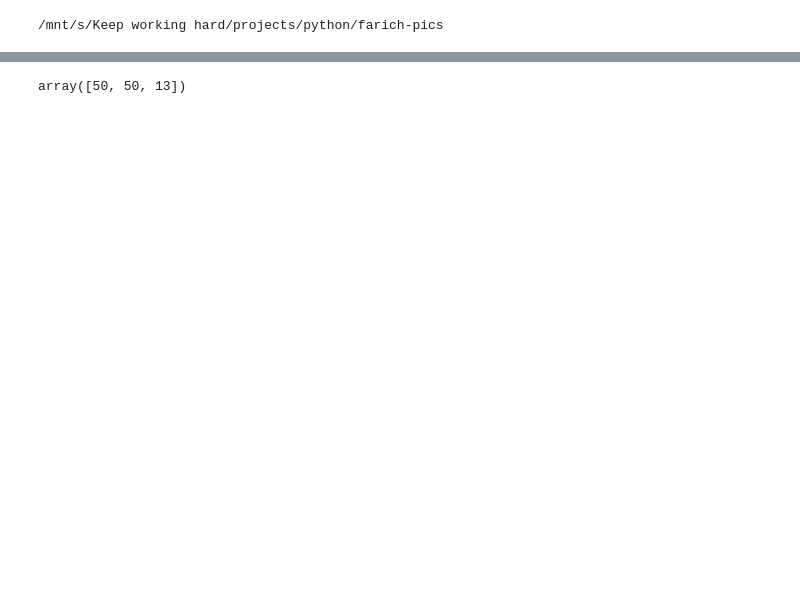
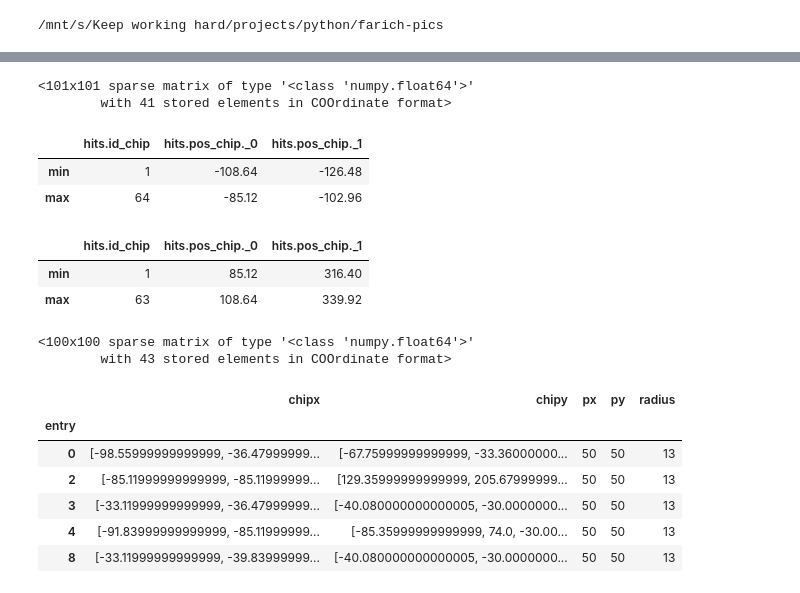
Before and after one commit to 82492749123082/farich-pics, a Jupyter notebook: notebooks/DataPreprocessing example.ipynb, the cells around one changed output, grey strips where cells are left out. Saved outputs shown, nothing was run; the diff lists cells and outputs as text; code cells hidden in the pictures; blank space fills up the shorter version.

```diff
--- a/notebooks/DataPreprocessing example.ipynb
+++ b/notebooks/DataPreprocessing example.ipynb
@@ -8,0 +137,19 @@ dp = DataPreprocessing('data/farichSimRes_pi-kaon-_1000MeV_0-90deg_50.0k_2020-02
+# %%
+a.iloc[0]
+# %% [output]
+<101x101 sparse matrix of type '<class 'numpy.float64'>'
+        with 41 stored elements in COOrdinate format>
+# %%
+raw_df[(raw_df['hits.id_pmt']==1)][['hits.id_chip','hits.pos_chip._0','hits.pos_chip._1']].\
+sort_values(by='hits.id_chip').apply(['min', 'max'])
+# %% [output]
+|  | hits.id_chip | hits.pos_chip._0 | hits.pos_chip._1 |
+| min | 1 | -108.64 | -126.48 |
+| max | 64 | -85.12 | -102.96 |
+# %%
+raw_df[(raw_df['hits.id_pmt']==136)][['hits.id_chip','hits.pos_chip._0','hits.pos_chip._1']].\
+sort_values(by='hits.id_chip').apply(['min', 'max'])
+# %% [output]
+|  | hits.id_chip | hits.pos_chip._0 | hits.pos_chip._1 |
+| min | 1 | 85.12 | 316.40 |
+| max | 63 | 108.64 | 339.92 |
@@ -9,3 +163,18 @@ dp = DataPreprocessing('data/farichSimRes_pi-kaon-_1000MeV_0-90deg_50.0k_2020-02
+# %%
+foo(dp.df.iloc[2])
+# %% [output]
+<100x100 sparse matrix of type '<class 'numpy.float64'>'
+        with 43 stored elements in COOrdinate format>
+# %%
+dp.df.head()
+# %% [output]
+|  | chipx | chipy | px | py | radius |
+| entry |  |  |  |  |  |
+| 0 | [-98.55999999999999, -36.47999999... | [-67.75999999999999, -33.36000000... | 50 | 50 | 13 |
+| 2 | [-85.11999999999999, -85.11999999... | [129.35999999999999, 205.67999999... | 50 | 50 | 13 |
+| 3 | [-33.11999999999999, -36.47999999... | [-40.080000000000005, -30.0000000... | 50 | 50 | 13 |
+| 4 | [-91.83999999999999, -85.11999999... | [-85.35999999999999, 74.0, -30.00... | 50 | 50 | 13 |
+| 8 | [-33.11999999999999, -39.83999999... | [-40.080000000000005, -30.0000000... | 50 | 50 | 13 |
 # %%
 X, y = dp.get_images()
 # %%
@@ -15,7 +184,3 @@ import numpy as np
 from matplotlib.patches import Ellipse, Circle
 
 %matplotlib inline
-# %%
-y[0]
-# %% [output]
-array([50, 50, 13])
```
Also changed, not shown: parts of 23 cells of this notebook, 1 other file.
